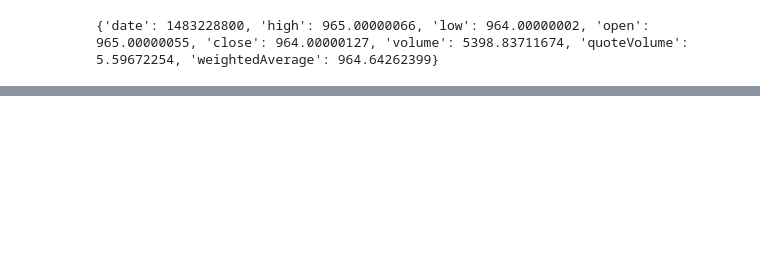
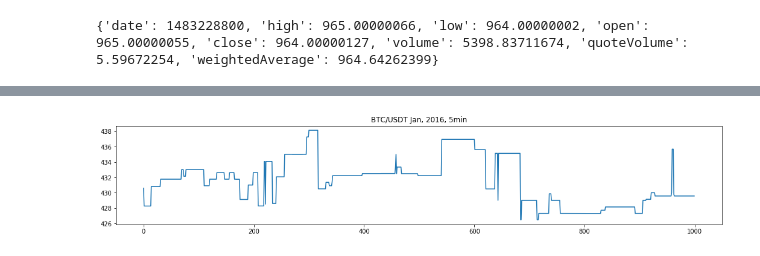
Before and after one commit to bana513/DeepLearningHomework, a Jupyter notebook: Poloniex.ipynb, the cells around one changed output, grey strips where cells are left out. Drawn from its saved outputs; the diff is of its cells as text; code cells hidden in the pictures; blank space fills up the shorter version.

```diff
--- a/Poloniex.ipynb
+++ b/Poloniex.ipynb
@@ -1,8 +1,8 @@
 # %%
 import urllib.request, json
-# 5min BTC/USDT chart form Poloniex since 2017-01-01T00:00:00+00:00 till 2018-10-12T14:20:00+00:00
-# Volume ok since Jan, 2017
-with urllib.request.urlopen("https://poloniex.com/public?command=returnChartData&currencyPair=USDT_BTC&start=1483228800&end=9999999999&period=300") as url:
+
+# 5min BTC/USDT chart form Poloniex since 2017-01-01T00:00:00+00:00 till 2018-10-14T20:00:00+00:00
+with urllib.request.urlopen("https://poloniex.com/public?command=returnChartData&currencyPair=USDT_BTC&start=1483228800&end=1539547200&period=300") as url:
     data = json.loads(url.read().decode())
 # %%
 print(data[0])
@@ -21,0 +37,18 @@ with open("poloniex_usdt_btc_20170101_DOHLCV_300.csv", "w", newline='') as f:
+# %%
+# Reason why we decided to use data from 2017:
+# Chart from Jan, 2016 has flat parts because of low volume
+
+# 5min BTC/USDT chart form Poloniex from Jan 01, 2016
+with urllib.request.urlopen("https://poloniex.com/public?command=returnChartData&currencyPair=USDT_BTC&start=1451606400&end=1454284800&period=300") as url:
+    wrong_data = json.loads(url.read().decode())
+
+wrong_close = []
+for line in wrong_data:
+    wrong_close.append(line['close'])
+
+plt.figure(figsize=(18, 3))
+plt.plot(wrong_close[:1000])
+plt.title('BTC/USDT Jan 01, 2016, 5min')
+plt.show()
+# %% [output]
+[figure, added]
```
Also changed, not shown: parts of 2 cells of this notebook, 1 other file.
